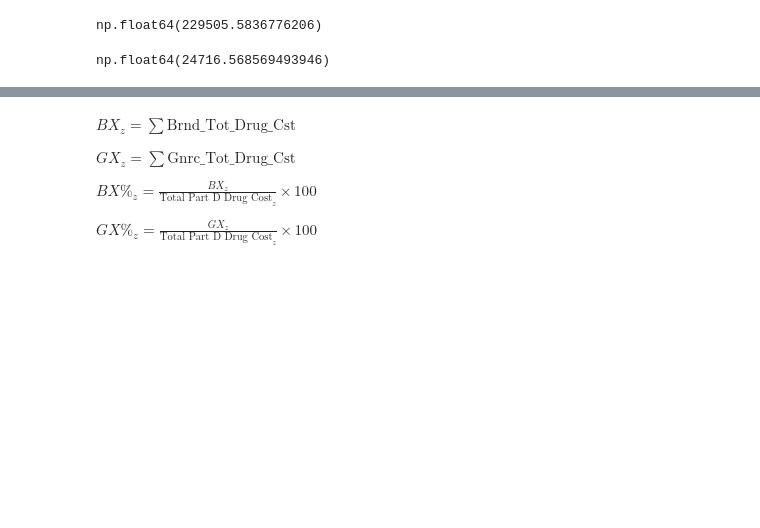
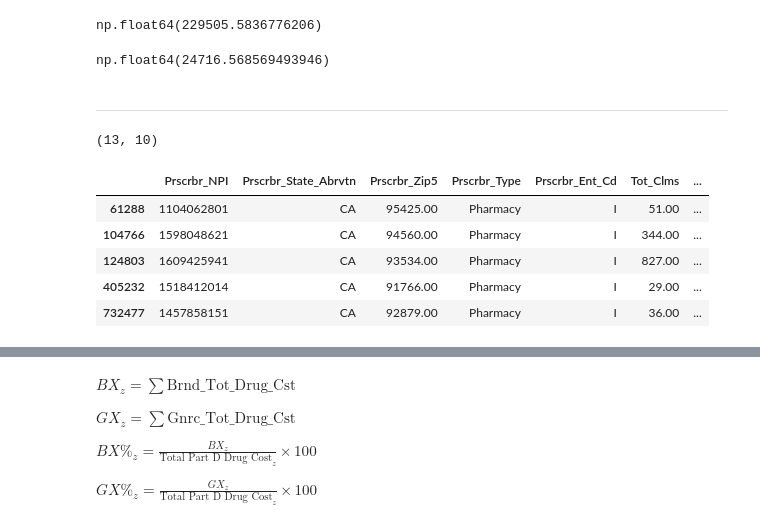
Before and after one commit to tjsasser/startup-pharmacy, a Jupyter notebook: exploration/medicare_D.ipynb, the cells around one changed output, grey strips where cells are left out. Cells and saved outputs as stored; diff of their text form; code cells hidden in the pictures; blank space fills up the shorter version.

Commit message:
filter to pharmacy

```diff
--- a/exploration/medicare_D.ipynb
+++ b/exploration/medicare_D.ipynb
@@ -164,3 +162,19 @@ np.float64(229505.5836776206)
 cali_data["Gnrc_Tot_Drug_Cst"].mean()
 # %% [output]
 np.float64(24716.568569493946)
+# %% [markdown]
+---
+# %%
+pharma_data = cali_data[cali_data['Prscrbr_Type']=="Pharmacy"]
+pharma_data.shape
+# %% [output]
+(13, 10)
+# %%
+pharma_data.head()
+# %% [output]
+|  | Prscrbr_NPI | Prscrbr_State_Abrvtn | Prscrbr_Zip5 | Prscrbr_Type | Prscrbr_Ent_Cd | Tot_Clms | ... |
+| 61288 | 1104062801 | CA | 95425.00 | Pharmacy | I | 51.00 | ... |
+| 104766 | 1598048621 | CA | 94560.00 | Pharmacy | I | 344.00 | ... |
+| 124803 | 1609425941 | CA | 93534.00 | Pharmacy | I | 827.00 | ... |
+| 405232 | 1518412014 | CA | 91766.00 | Pharmacy | I | 29.00 | ... |
+| 732477 | 1457858151 | CA | 92879.00 | Pharmacy | I | 36.00 | ... |
```
Also changed, not shown: parts of 6 cells of this notebook.
